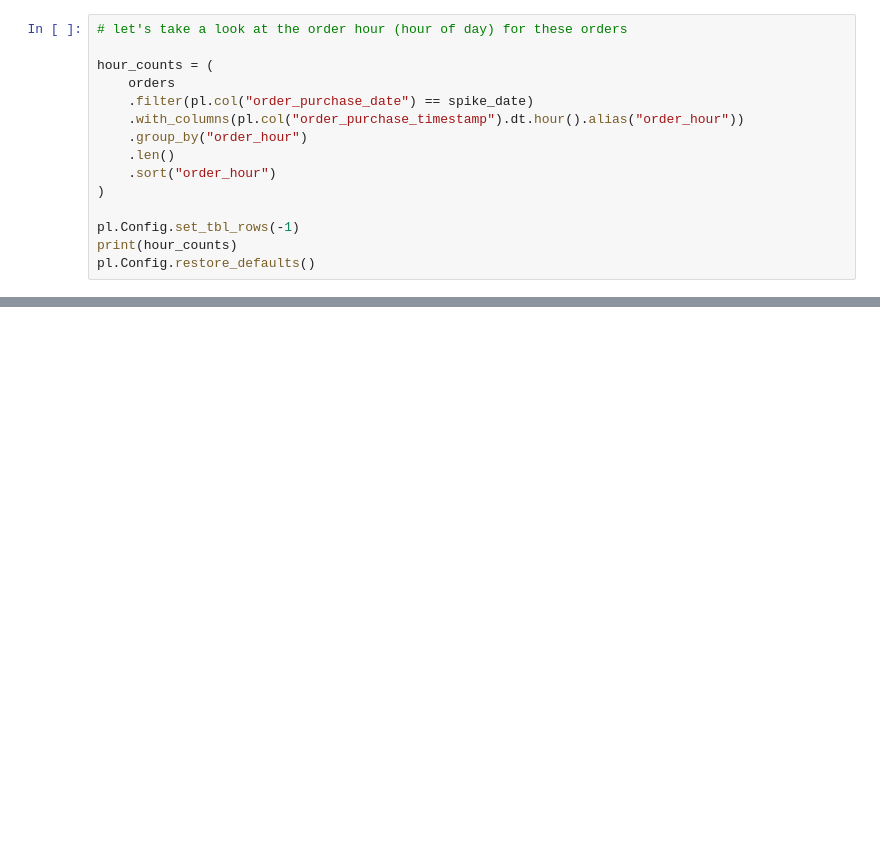
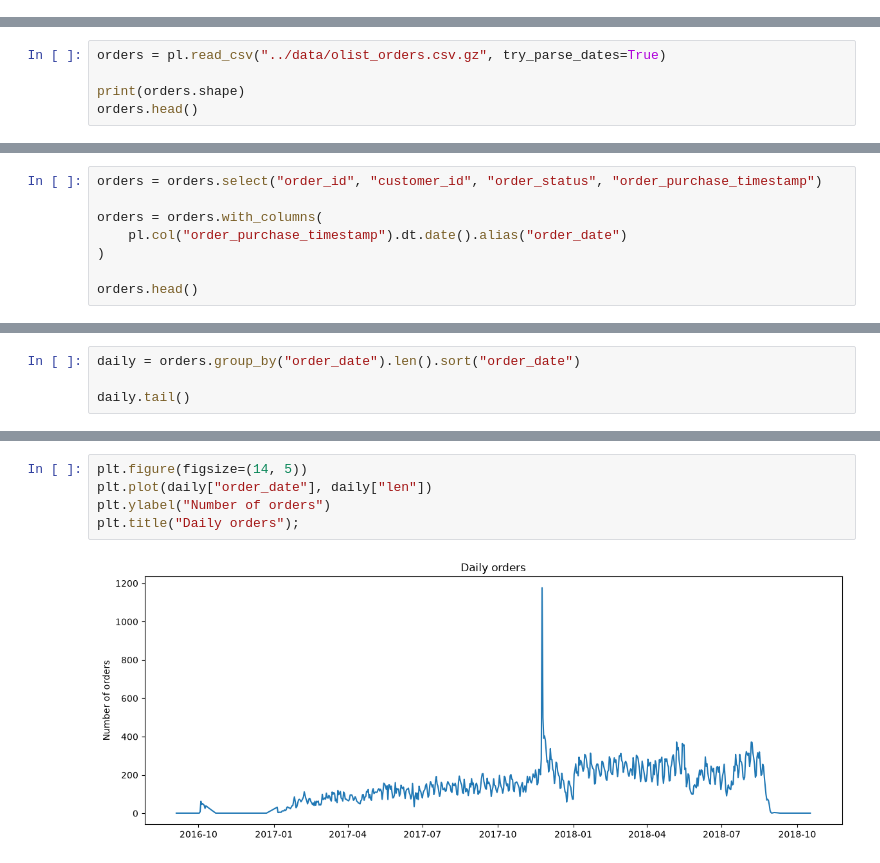
Before and after one commit to vishal-git/dapt-619, a Jupyter notebook: notebooks/01_polars_wrangle.ipynb, the cells around one changed output, grey strips where cells are left out. Saved outputs shown, nothing was run; the diff lists cells and outputs as text; blank space fills up the shorter version.

```diff
--- a/notebooks/01_polars_wrangle.ipynb
+++ b/notebooks/01_polars_wrangle.ipynb
@@ -233,15 +0,0 @@ shape: (5, 2)
-# %%
-# let's take a look at the order hour (hour of day) for these orders
-
-hour_counts = (
-    orders
-    .filter(pl.col("order_purchase_date") == spike_date)
-    .with_columns(pl.col("order_purchase_timestamp").dt.hour().alias("order_hour"))
-    .group_by("order_hour")
-    .len()
-    .sort("order_hour")
-)
-
-pl.Config.set_tbl_rows(-1)
-print(hour_counts)
-pl.Config.restore_defaults()
@@ -490,0 +27,5 @@ shape: (9, 3)
+# %%
+orders = pl.read_csv("../data/olist_orders.csv.gz", try_parse_dates=True)
+
+print(orders.shape)
+orders.head()
@@ -490,0 +53,8 @@ shape: (9, 3)
+# %%
+orders = orders.select("order_id", "customer_id", "order_status", "order_purchase_timestamp")
+
+orders = orders.with_columns(
+    pl.col("order_purchase_timestamp").dt.date().alias("order_date")
+)
+
+orders.head()
@@ -490,0 +80,4 @@ shape: (9, 3)
+# %%
+daily = orders.group_by("order_date").len().sort("order_date")
+
+daily.tail()
@@ -490,0 +93,7 @@ shape: (9, 3)
+# %%
+plt.figure(figsize=(14, 5))
+plt.plot(daily["order_date"], daily["len"])
+plt.ylabel("Number of orders")
+plt.title("Daily orders");
+# %% [output]
+[figure, added]
```
Also changed, not shown: parts of 74 cells of this notebook, 1 other file.
